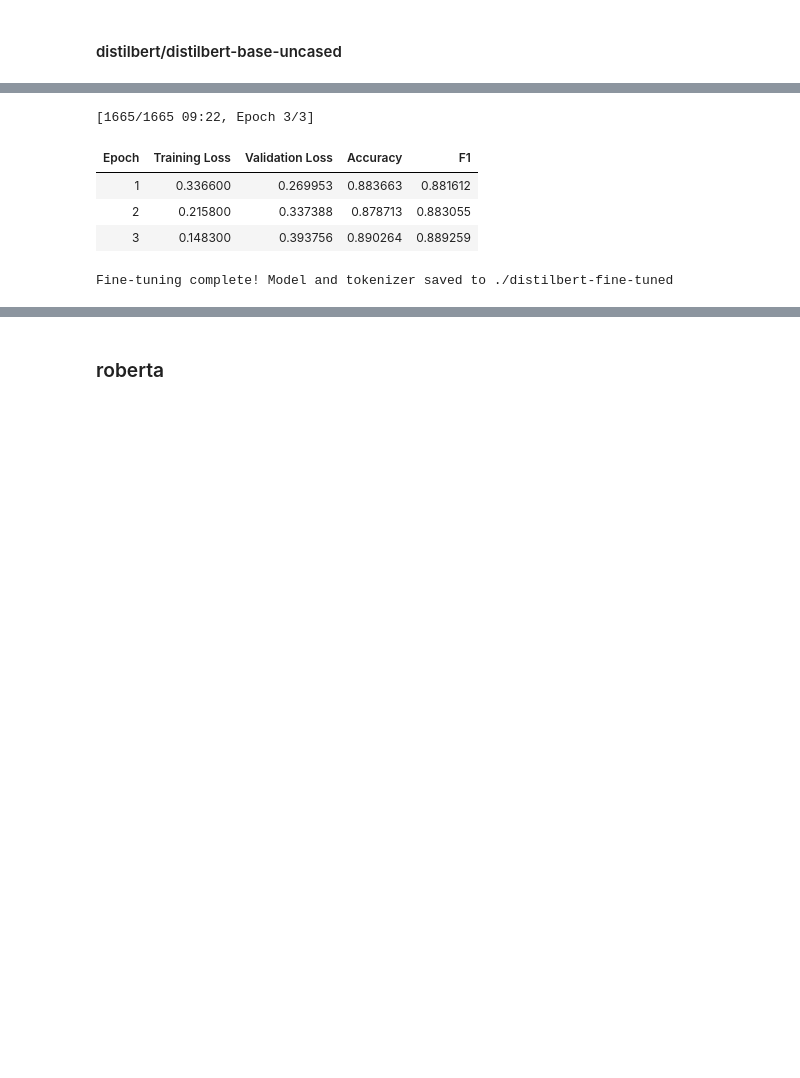
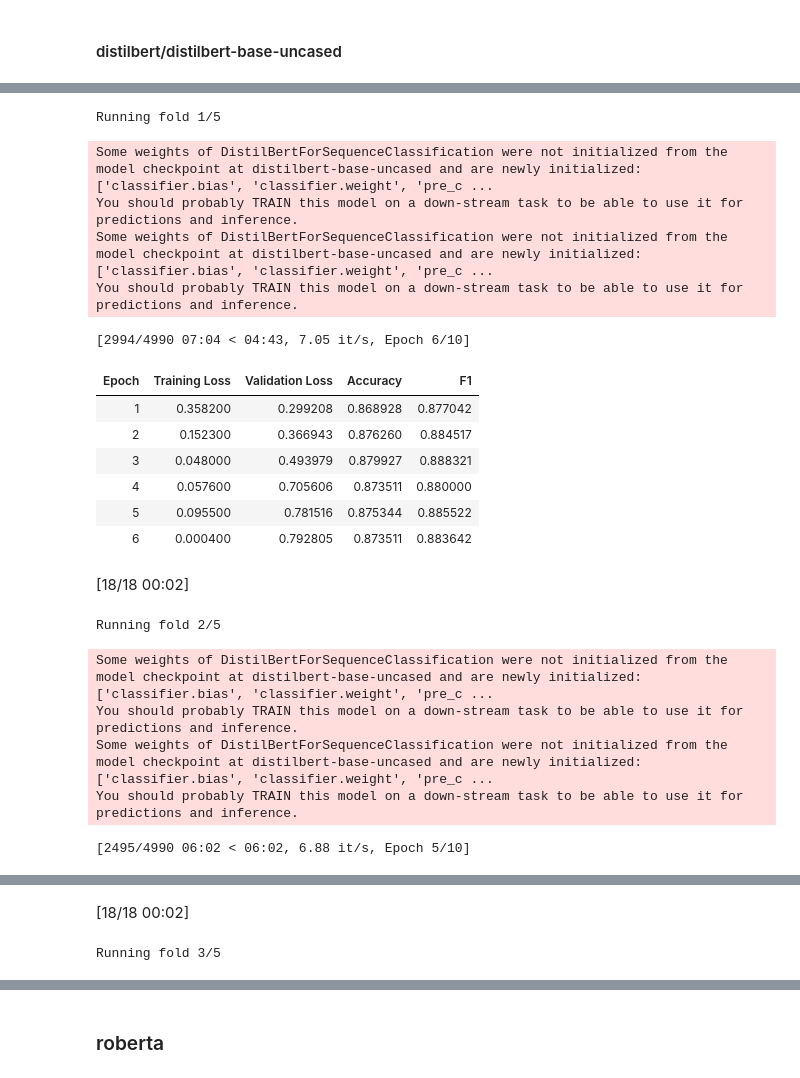
Before and after one commit to saropi99/nlp-project, a Jupyter notebook: 2-assignment/notebook.ipynb, the cells around one changed output, grey strips where cells are left out. Cells and saved outputs as stored; diff of their text form; code cells hidden in the pictures; blank space fills up the shorter version.

```diff
--- a/2-assignment/notebook.ipynb
+++ b/2-assignment/notebook.ipynb
@@ -168,20 +209,6 @@ Device set to use mps:0
 # %% [markdown]
 #### saiffff/distilbert-imdb-sentiment
 # %%
-
 # https://huggingface.co/saiffff/distilbert-imdb-sentiment
-
-
-
-saiffff_tokenizer = AutoTokenizer.from_pretrained("saiffff/distilbert-imdb-sentiment")
-saiffff_model = AutoModelForSequenceClassification.from_pretrained("saiffff/distilbert-imdb-sentiment")
-
-
-print(AG6019_model.config.id2label)
-
-num_parameters = saiffff_model.num_parameters() / 1_000_000
-print(f"Number of parameters: {num_parameters:.2f}M")
-
-
-train_encodings = utils.tokenize_data(x_train, saiffff_tokenizer)
-val_encodings = utils.tokenize_data(x_val, saiffff_tokenizer)
+model_path = "saiffff/distilbert-imdb-sentiment"
+tokenizer = AutoTokenizer.from_pretrained(model_path)
@@ -266,43 +256,23 @@ You should probably TRAIN this model on a down-stream task to be able to use it
 # %%
-training_args = TrainingArguments(
-    output_dir='./distilbert_results',
-    eval_strategy='epoch',
-    learning_rate=2e-5,
-    per_device_train_batch_size=16,
-    per_device_eval_batch_size=16,
-    num_train_epochs=3,
-    weight_decay=0.01,
-    save_strategy='epoch',
-    load_best_model_at_end=True,
-    metric_for_best_model='f1',
-    logging_dir='./distilbert_logs',
-    report_to='none',
-)
-
-def compute_metrics(eval_pred):
-    logits, labels = eval_pred
-    predictions = np.argmax(logits, axis=-1)
-    return {
-        'accuracy': accuracy_score(labels, predictions),
-        'f1': f1_score(labels, predictions, average='binary'),
-    }
-
-trainer = Trainer(
-    model=model,
-    args=training_args,
-    train_dataset=tokenized_train_dataset,
-    eval_dataset=tokenized_val_dataset,
-    compute_metrics=compute_metrics,
-)
-
-trainer.train()
-
-trainer.save_model('./distilbert-fine-tuned')
-tokenizer.save_pretrained('./distilbert-fine-tuned')
+run_cross_validation(train_ds, val_ds, model_init, tokenizer, 'distilbert_base')
 # %% [output]
-[1665/1665 09:22, Epoch 3/3]
+Running fold 1/5
+Some weights of DistilBertForSequenceClassification were not initialized from the model checkpoint at distilbert-base-uncased and are newly initialized: ['classifier.bias', 'classifier.weight', 'pre_c ...
+You should probably TRAIN this model on a down-stream task to be able to use it for predictions and inference.
+Some weights of DistilBertForSequenceClassification were not initialized from the model checkpoint at distilbert-base-uncased and are newly initialized: ['classifier.bias', 'classifier.weight', 'pre_c ...
+You should probably TRAIN this model on a down-stream task to be able to use it for predictions and inference.
+[2994/4990 07:04 < 04:43, 7.05 it/s, Epoch 6/10]
 | Epoch | Training Loss | Validation Loss | Accuracy | F1 |
-| 1 | 0.336600 | 0.269953 | 0.883663 | 0.881612 |
-| 2 | 0.215800 | 0.337388 | 0.878713 | 0.883055 |
-| 3 | 0.148300 | 0.393756 | 0.890264 | 0.889259 |
+| 1 | 0.358200 | 0.299208 | 0.868928 | 0.877042 |
+| 2 | 0.152300 | 0.366943 | 0.876260 | 0.884517 |
+| 3 | 0.048000 | 0.493979 | 0.879927 | 0.888321 |
+| 4 | 0.057600 | 0.705606 | 0.873511 | 0.880000 |
+| 5 | 0.095500 | 0.781516 | 0.875344 | 0.885522 |
+| 6 | 0.000400 | 0.792805 | 0.873511 | 0.883642 |
-Fine-tuning complete! Model and tokenizer saved to ./distilbert-fine-tuned
+[18/18 00:02]
+Running fold 2/5
+Some weights of DistilBertForSequenceClassification were not initialized from the model checkpoint at distilbert-base-uncased and are newly initialized: ['classifier.bias', 'classifier.weight', 'pre_c ...
+You should probably TRAIN this model on a down-stream task to be able to use it for predictions and inference.
+Some weights of DistilBertForSequenceClassification were not initialized from the model checkpoint at distilbert-base-uncased and are newly initialized: ['classifier.bias', 'classifier.weight', 'pre_c ...
+You should probably TRAIN this model on a down-stream task to be able to use it for predictions and inference.
+[2495/4990 06:02 < 06:02, 6.88 it/s, Epoch 5/10]
@@ -308,0 +285,2 @@ Fine-tuning complete! Model and tokenizer saved to ./distilbert-fine-tuned
+[18/18 00:02]
+Running fold 3/5
```
Also changed, not shown: parts of 18 cells of this notebook.
